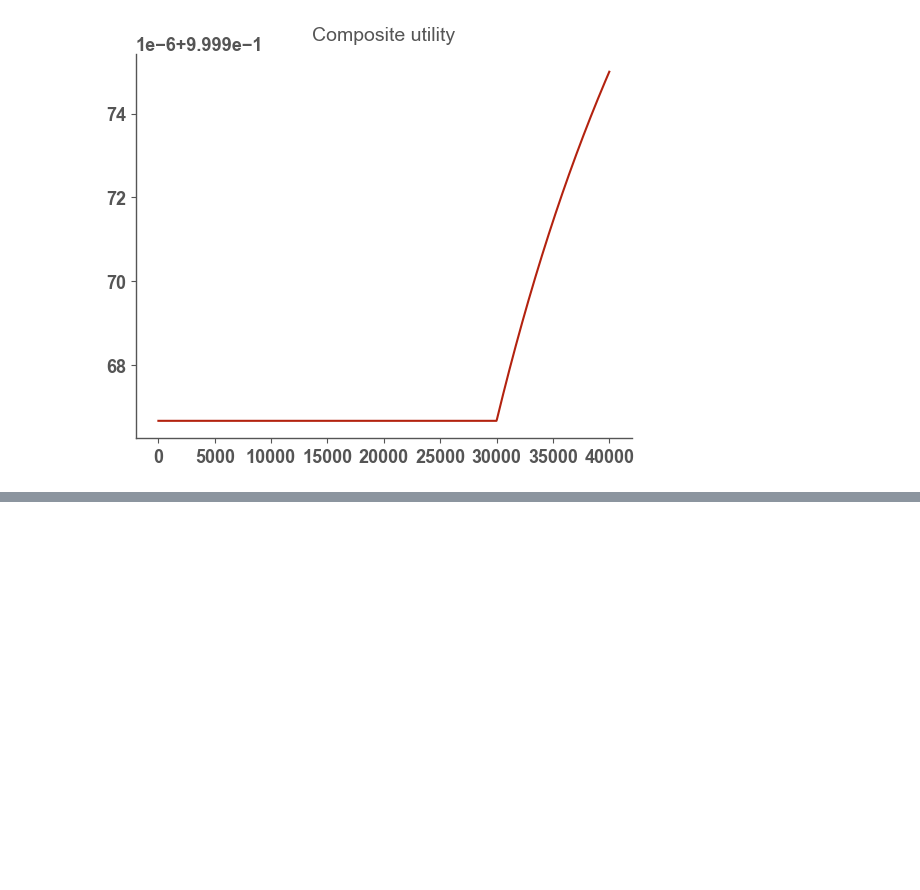
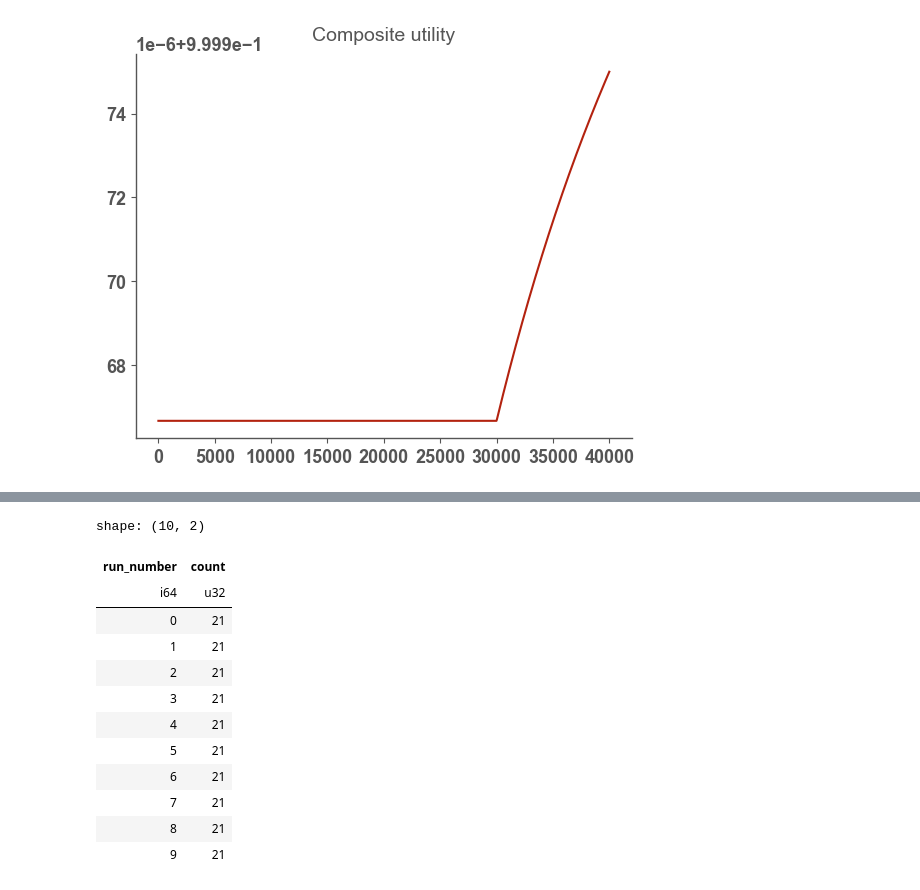
Before and after one commit to jaryaman/financial-decisions, a Jupyter notebook: notebooks/6-monte-carlo.ipynb, the cells around one changed output, grey strips where cells are left out. Drawn from its saved outputs; the diff is of its cells as text; code cells hidden in the pictures; blank space fills up the shorter version.

```diff
--- a/notebooks/6-monte-carlo.ipynb
+++ b/notebooks/6-monte-carlo.ipynb
@@ -76,0 +77,16 @@ shape: (21, 8)
+# %%
+sims["run_number"].value_counts()
+# %% [output]
+shape: (10, 2)
+| run_number | count |
+| i64 | u32 |
+| 0 | 21 |
+| 1 | 21 |
+| 2 | 21 |
+| 3 | 21 |
+| 4 | 21 |
+| 5 | 21 |
+| 6 | 21 |
+| 7 | 21 |
+| 8 | 21 |
+| 9 | 21 |
```
Also changed, not shown: parts of 2 cells of this notebook, 1 other file.
